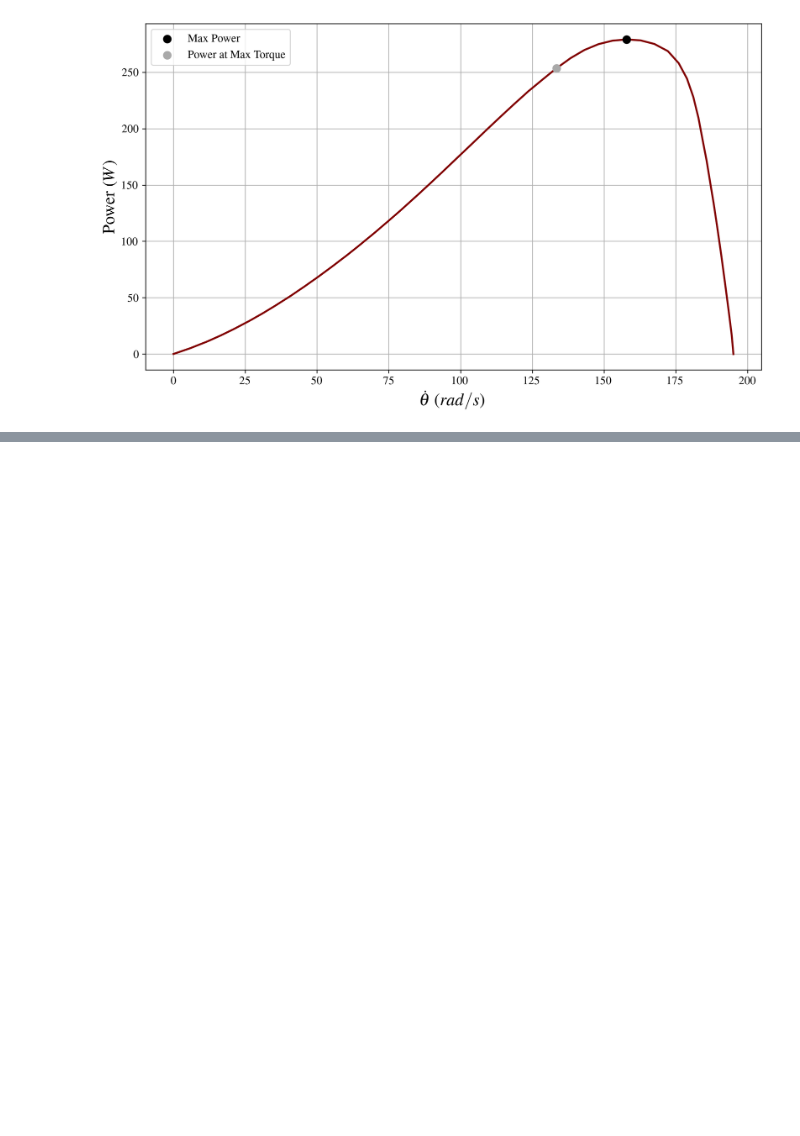
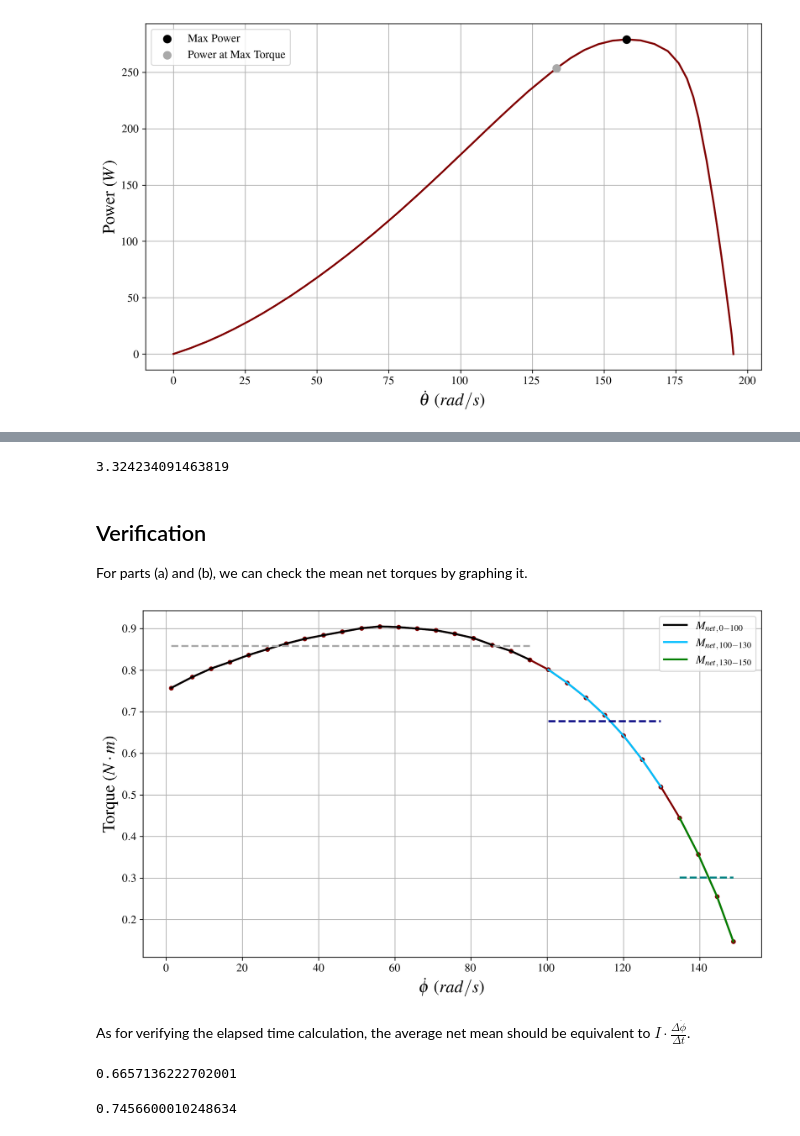
Before and after one commit to gabemorris12/dynamical_systems, a Jupyter notebook: Homework 1/Dynamical Systems Homework 1.ipynb, the cells around one changed output, grey strips where cells are left out. Cells and saved outputs as stored; diff of their text form; code cells hidden in the pictures; blank space fills up the shorter version.

```diff
--- a/Homework 1/Dynamical Systems Homework 1.ipynb
+++ b/Homework 1/Dynamical Systems Homework 1.ipynb
@@ -328,0 +382,9 @@ plt.show()
+# %%
+i2 = np.logical_and(phi_dot_Mm >= 100, phi_dot_Mm < 130)
+Mm_2 = Mm[i2]
+phi_dot_Mm_2 = phi_dot_Mm[i2]
+
+# Computing the mean net torque from 100 to 130
+M2 = Mm_2 - Mp_func(phi_dot_Mm_2)
+M2_mean = np.mean(M2)
+M2_mean  # N*m
@@ -328,0 +393,9 @@ plt.show()
+# %%
+i3 = np.logical_and(phi_dot_Mm >= 130, phi_dot_Mm < 150)
+Mm_3 = Mm[i3]
+phi_dot_Mm_3 = phi_dot_Mm[i3]
+
+# Computing the mean net torque from 130 to 150
+M3 = Mm_3 - Mp_func(phi_dot_Mm_3)
+M3_mean = np.mean(M3)
+M3_mean  # N*m
@@ -328,0 +417,41 @@ plt.show()
+# %%
+# Getting the net moment data set from 0 to 150
+I = 0.015  # kg*m^2
+i4 = np.where(phi_dot_Mm <= 150)
+phi_dot_to_150 = phi_dot_Mm[i4]
+Mm_to_150 = Mm[i4]
+
+M_net_to_150 = Mm_to_150 - Mp_func(phi_dot_to_150)
+area = np.trapz(1/M_net_to_150, phi_dot_to_150)
+t_elapsed = I*area
+t_elapsed  # s
+# %% [output]
+3.324234091463819
+# %% [markdown]
+## Verification
+For parts (a) and (b), we can check the mean net torques by graphing it.
+# %%
+fig, ax = plt.subplots()
+ax.plot(phi_dot_to_150, M_net_to_150, marker='.')
+ax.plot(phi_dot_Mm_to_100, M_to_100, label=r'$M_{net,\,0-100}$')
+ax.plot([phi_dot_Mm_to_100[0], phi_dot_Mm_to_100[-1]], [M_mean_to_100, M_mean_to_100], ls='--')
+ax.plot(phi_dot_Mm_2, M2, label=r'$M_{net,\,100-130}$')
+ax.plot([phi_dot_Mm_2[0], phi_dot_Mm_2[-1]], [M2_mean, M2_mean], ls='--')
+ax.plot(phi_dot_Mm_3, M3, label=r'$M_{net,\,130-150}$')
+ax.plot([phi_dot_Mm_3[0], phi_dot_Mm_3[-1]], [M3_mean, M3_mean], ls='--')
+ax.set_xlabel(r'$\dot{\phi}$ ($rad/s$)')
+ax.set_ylabel(r'Torque ($N\cdot m$)')
+ax.legend()
+plt.show()
+# %% [output]
+[figure, added]
+# %% [markdown]
+As for verifying the elapsed time calculation, the average net mean should be equivalent to $I\cdot\frac{\Delta\dot{\phi}}{\Delta t}$.
+# %%
+I*(phi_dot_to_150[-1] - phi_dot_to_150[0])/t_elapsed  # N*m
+# %% [output]
+0.6657136222702001
+# %%
+np.mean(M_net_to_150)
+# %% [output]
+0.7456600010248634
```
Also changed, not shown: parts of 21 cells of this notebook, 6 other files.
